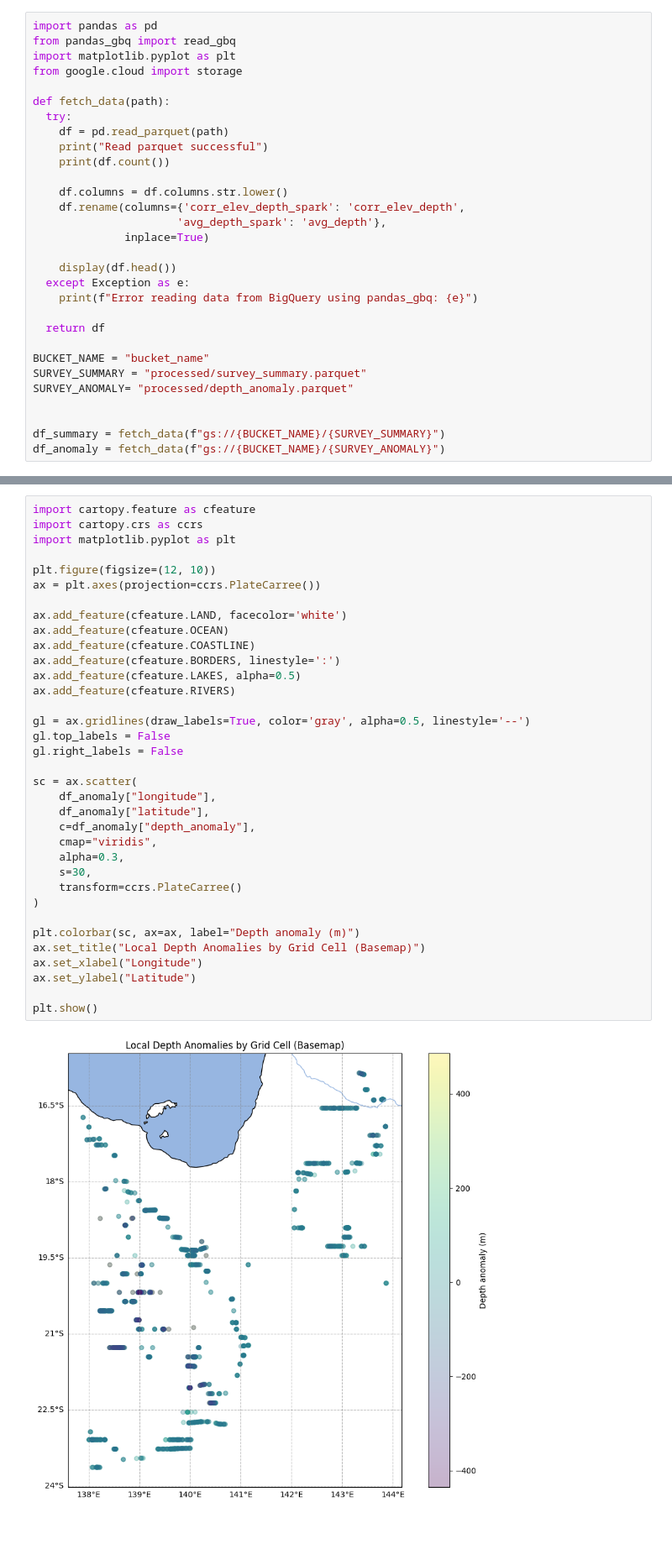
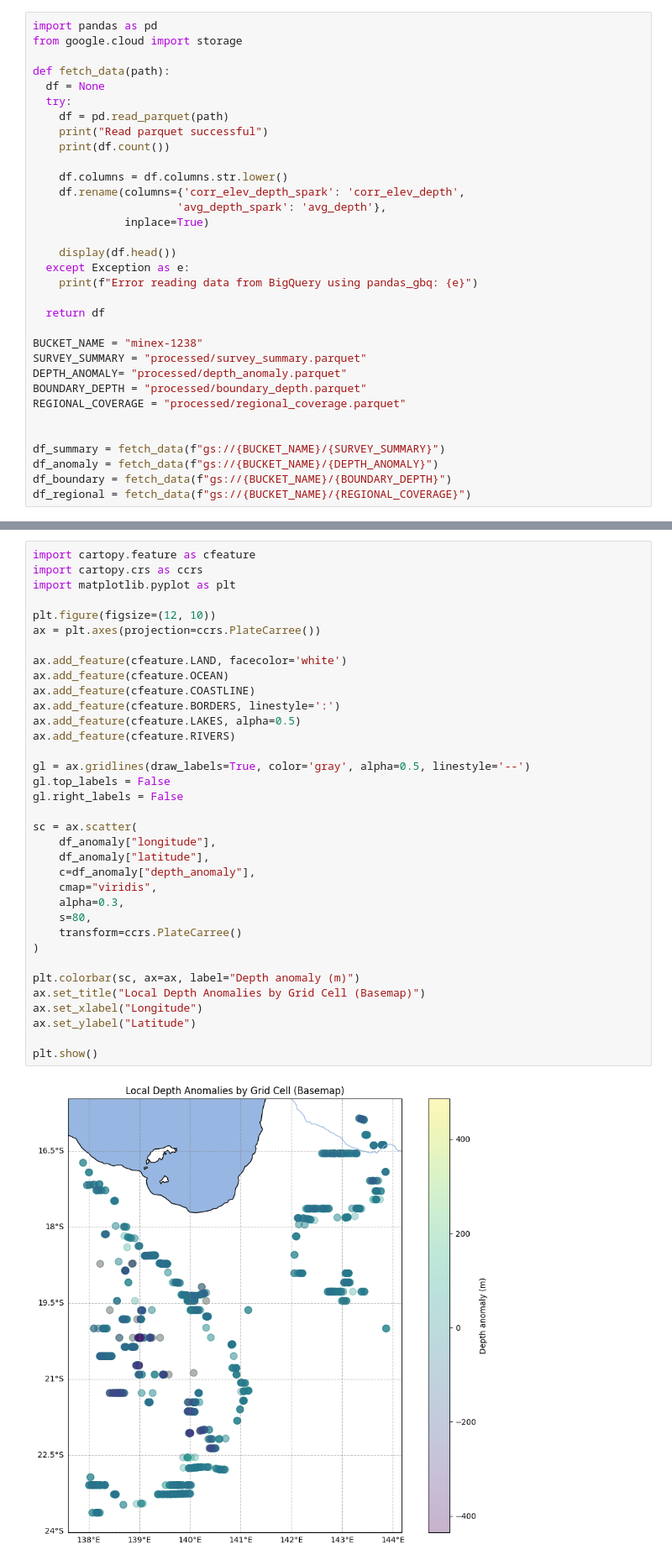
Before and after one commit to zarezza/MiningExploration, a Jupyter notebook: minex_view.ipynb, the cells around one changed output, grey strips where cells are left out. Shown at 84% size. Drawn from its saved outputs; the diff is of its cells as text; blank space fills up the shorter version.

Commit message:
update notebook data view

```diff
--- a/minex_view.ipynb
+++ b/minex_view.ipynb
@@ -1,10 +1,9 @@
 # %%
 import pandas as pd
-from pandas_gbq import read_gbq
-import matplotlib.pyplot as plt
 from google.cloud import storage
 
 def fetch_data(path):
+  df = None
   try:
     df = pd.read_parquet(path)
     print("Read parquet successful")
@@ -21,13 +20,17 @@ def fetch_data(path):
 
   return df
 
-BUCKET_NAME = "bucket_name"
+BUCKET_NAME = "minex-1238"
 SURVEY_SUMMARY = "processed/survey_summary.parquet"
-SURVEY_ANOMALY= "processed/depth_anomaly.parquet"
+DEPTH_ANOMALY= "processed/depth_anomaly.parquet"
+BOUNDARY_DEPTH = "processed/boundary_depth.parquet"
+REGIONAL_COVERAGE = "processed/regional_coverage.parquet"
 
 
 df_summary = fetch_data(f"gs://{BUCKET_NAME}/{SURVEY_SUMMARY}")
-df_anomaly = fetch_data(f"gs://{BUCKET_NAME}/{SURVEY_ANOMALY}")
+df_anomaly = fetch_data(f"gs://{BUCKET_NAME}/{DEPTH_ANOMALY}")
+df_boundary = fetch_data(f"gs://{BUCKET_NAME}/{BOUNDARY_DEPTH}")
+df_regional = fetch_data(f"gs://{BUCKET_NAME}/{REGIONAL_COVERAGE}")
 # %% [output]
 Read parquet successful
 SURVEY_NAME      1435
@@ -111,32 +139,32 @@ import matplotlib.pyplot as plt
 plt.figure(figsize=(12, 10))
 ax = plt.axes(projection=ccrs.PlateCarree())
 
 ax.add_feature(cfeature.LAND, facecolor='white')
 ax.add_feature(cfeature.OCEAN)
 ax.add_feature(cfeature.COASTLINE)
 ax.add_feature(cfeature.BORDERS, linestyle=':')
 ax.add_feature(cfeature.LAKES, alpha=0.5)
 ax.add_feature(cfeature.RIVERS)
 
 gl = ax.gridlines(draw_labels=True, color='gray', alpha=0.5, linestyle='--')
 gl.top_labels = False
 gl.right_labels = False
 
 sc = ax.scatter(
     df_anomaly["longitude"],
     df_anomaly["latitude"],
     c=df_anomaly["depth_anomaly"],
     cmap="viridis",
     alpha=0.3,
-    s=30,
+    s=80,
     transform=ccrs.PlateCarree()
 )
 
 plt.colorbar(sc, ax=ax, label="Depth anomaly (m)")
 ax.set_title("Local Depth Anomalies by Grid Cell (Basemap)")
 ax.set_xlabel("Longitude")
 ax.set_ylabel("Latitude")
 
 plt.show()
 # %% [output]
-[figure, old version]
+[figure, new version]
```
Also changed, not shown: parts of 5 cells of this notebook.
